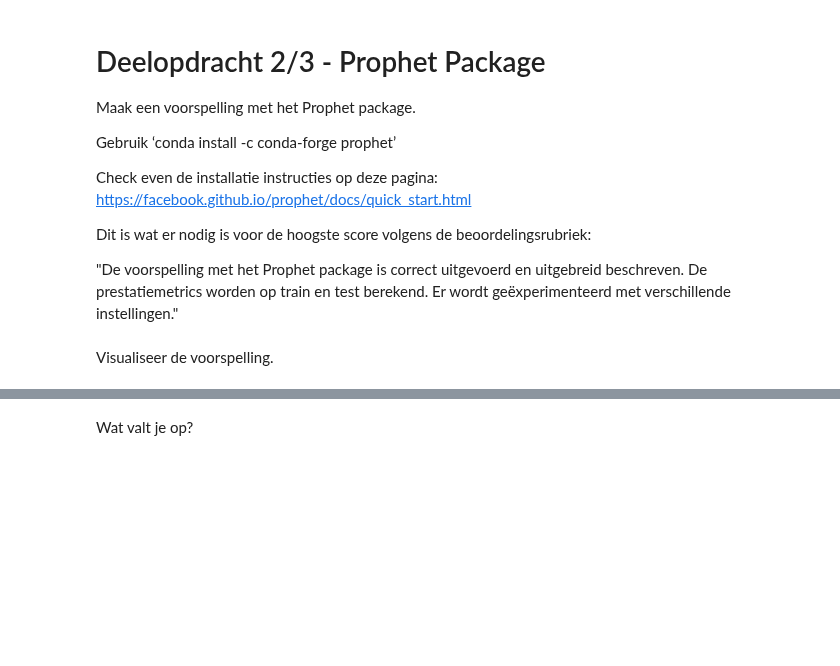
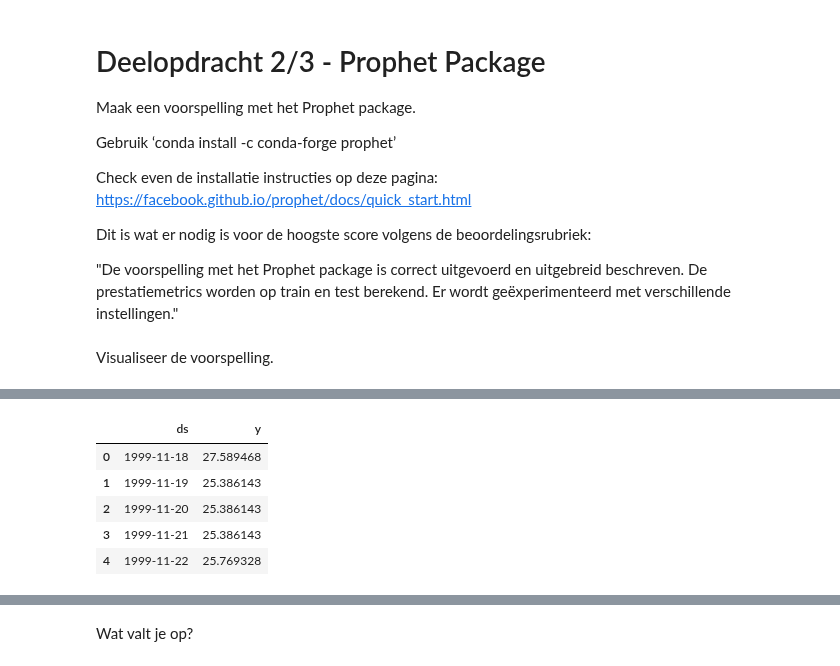
Before and after one commit to yanj27/Smart_Industry, a Jupyter notebook: Data Mining/Opdracht 4/Data Mining - Opdracht 4 (Tijdreeksen).ipynb, the cells around one changed output, grey strips where cells are left out. Saved outputs shown, nothing was run; the diff lists cells and outputs as text; code cells hidden in the pictures; blank space fills up the shorter version.

```diff
--- a/Data Mining/Opdracht 4/Data Mining - Opdracht 4 (Tijdreeksen).ipynb
+++ b/Data Mining/Opdracht 4/Data Mining - Opdracht 4 (Tijdreeksen).ipynb
@@ -257,10 +257,11 @@ Index(['Date', 'Open', 'High', 'Low', 'Close', 'Volume', 'Dividends',
 # %%
-import pandas as pd
-
-# Laad data
-df = pd.read_csv('A.csv', parse_dates=['Date'])
-df = df.sort_values('Date')
-
-# Selecteer alleen datum en slotprijs en hernoem voor Prophet
-df_prophet = df[['Date', 'Close']].rename(columns={'Date': 'ds', 'Close': 'y'})
+df_prophet = df.rename(columns={'Date': 'ds', 'Avg': 'y'})
+df_prophet.head()
+# %% [output]
+|  | ds | y |
+| 0 | 1999-11-18 | 27.589468 |
+| 1 | 1999-11-19 | 25.386143 |
+| 2 | 1999-11-20 | 25.386143 |
+| 3 | 1999-11-21 | 25.386143 |
+| 4 | 1999-11-22 | 25.769328 |
 # %%
```
Also changed, not shown: parts of 17 cells of this notebook.
